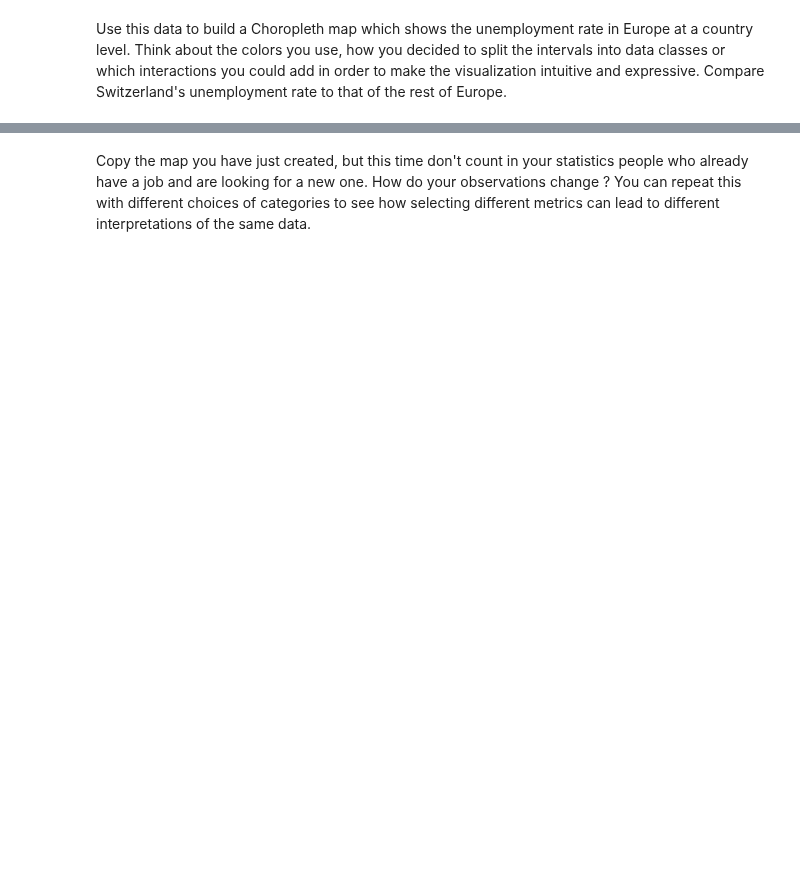
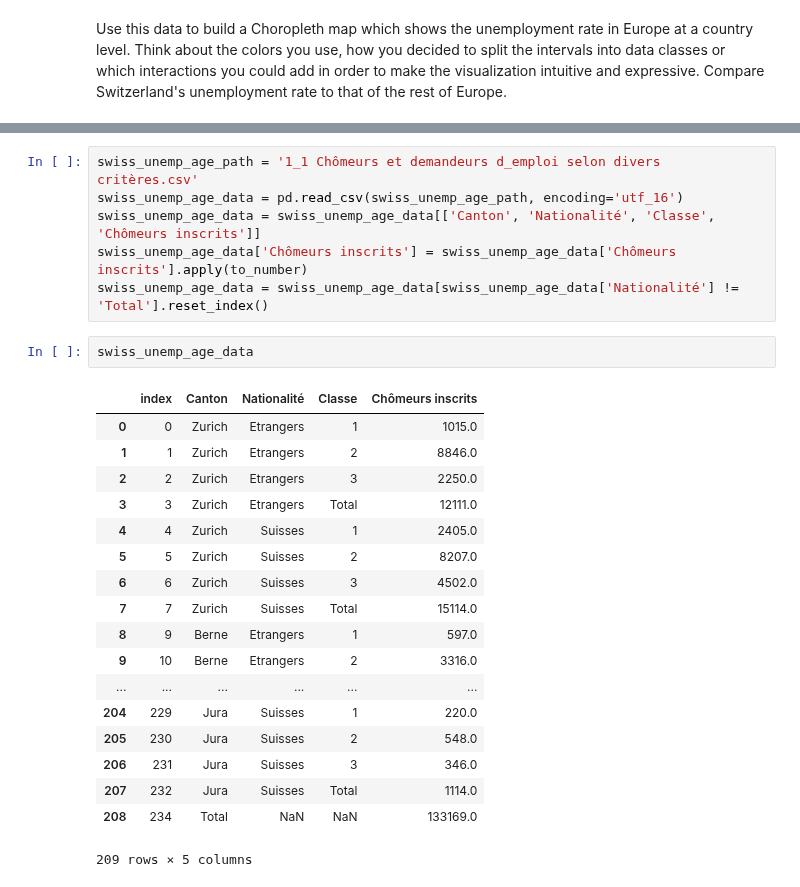
Before and after one commit to raphaelBarman/ADA-dh, a Jupyter notebook: 03 - Interactive Viz/Homework 3.ipynb, the cells around one changed output, grey strips where cells are left out. Cells and saved outputs as stored; diff of their text form; blank space fills up the shorter version.

```diff
--- a/03 - Interactive Viz/Homework 3.ipynb
+++ b/03 - Interactive Viz/Homework 3.ipynb
@@ -97,2 +112,27 @@ KeyError: 'State'
-# %% [markdown]
-Copy the map you have just created, but this time don't count in your statistics people who already have a job and are looking for a new one. How do your observations change ? You can repeat this with different choices of categories to see how selecting different metrics can lead to different interpretations of the same data.
+# %%
+swiss_unemp_age_path = '1_1 Chômeurs et demandeurs d_emploi selon divers critères.csv'
+swiss_unemp_age_data = pd.read_csv(swiss_unemp_age_path, encoding='utf_16')
+swiss_unemp_age_data = swiss_unemp_age_data[['Canton', 'Nationalité', 'Classe', 'Chômeurs inscrits']]
+swiss_unemp_age_data['Chômeurs inscrits'] = swiss_unemp_age_data['Chômeurs inscrits'].apply(to_number)
+swiss_unemp_age_data = swiss_unemp_age_data[swiss_unemp_age_data['Nationalité'] != 'Total'].reset_index()
+# %%
+swiss_unemp_age_data
+# %% [output]
+|  | index | Canton | Nationalité | Classe | Chômeurs inscrits |
+| 0 | 0 | Zurich | Etrangers | 1 | 1015.0 |
+| 1 | 1 | Zurich | Etrangers | 2 | 8846.0 |
+| 2 | 2 | Zurich | Etrangers | 3 | 2250.0 |
+| 3 | 3 | Zurich | Etrangers | Total | 12111.0 |
+| 4 | 4 | Zurich | Suisses | 1 | 2405.0 |
+| 5 | 5 | Zurich | Suisses | 2 | 8207.0 |
+| 6 | 6 | Zurich | Suisses | 3 | 4502.0 |
+| 7 | 7 | Zurich | Suisses | Total | 15114.0 |
+| 8 | 9 | Berne | Etrangers | 1 | 597.0 |
+| 9 | 10 | Berne | Etrangers | 2 | 3316.0 |
+| ... | ... | ... | ... | ... | ... |
+| 204 | 229 | Jura | Suisses | 1 | 220.0 |
+| 205 | 230 | Jura | Suisses | 2 | 548.0 |
+| 206 | 231 | Jura | Suisses | 3 | 346.0 |
+| 207 | 232 | Jura | Suisses | Total | 1114.0 |
+| 208 | 234 | Total | NaN | NaN | 133169.0 |
+209 rows × 5 columns
```
Also changed, not shown: parts of 18 cells of this notebook, 2 other files.
